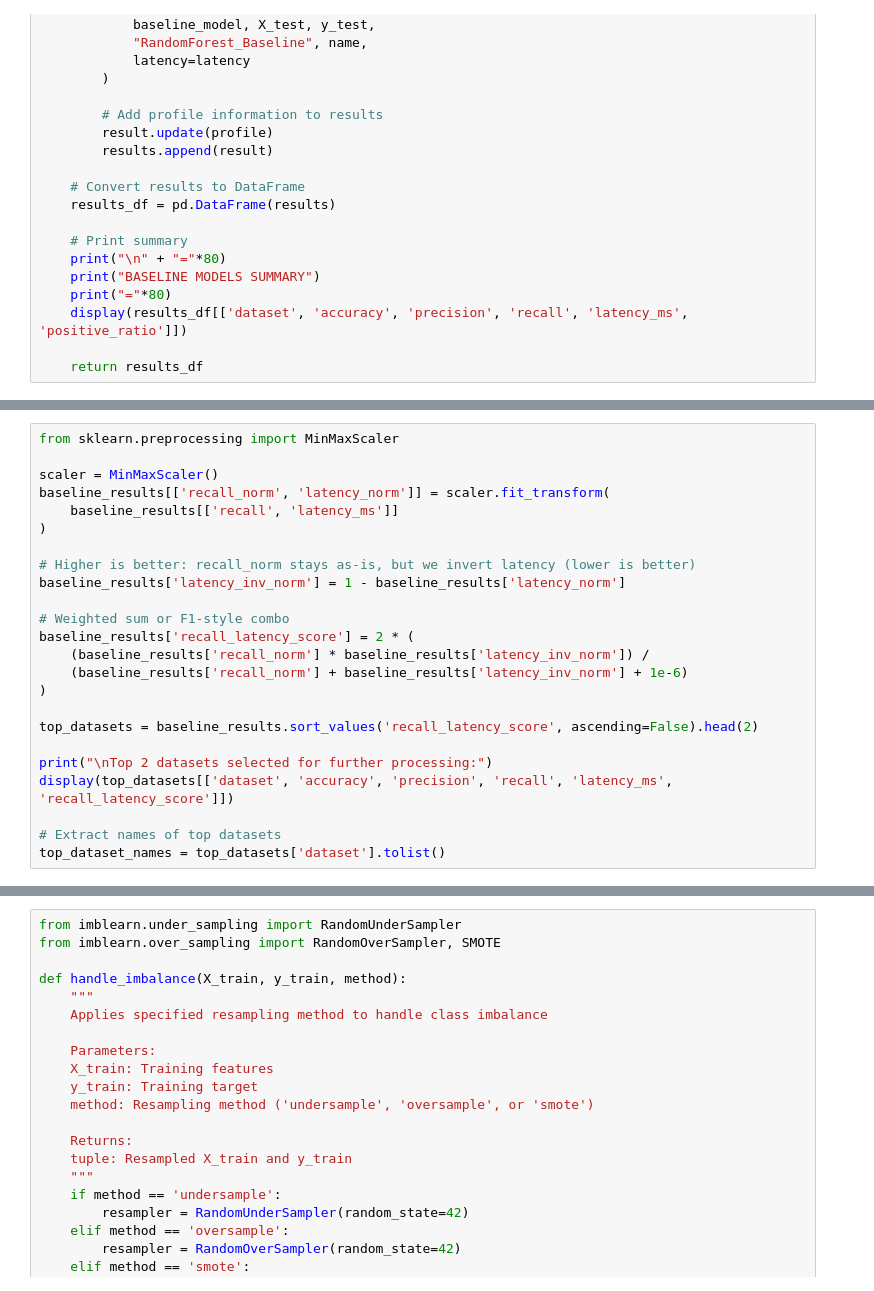
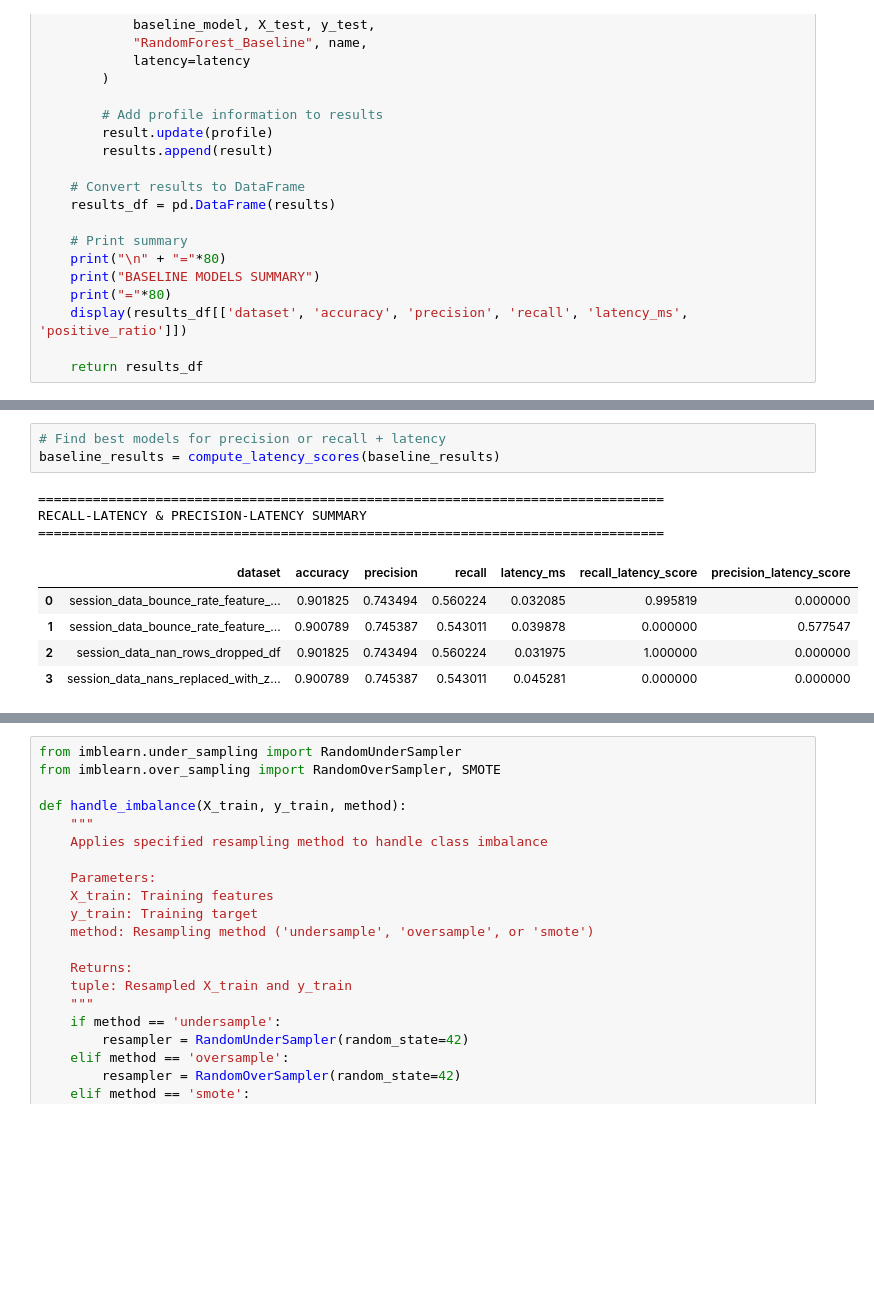
Before and after one commit to sunsunwall/ecommerce_conversion_project_2025, a Jupyter notebook: project_draft.ipynb, the cells around one changed output, grey strips where cells are left out. Cells and saved outputs as stored; diff of their text form; blank space fills up the shorter version.

```diff
--- a/project_draft.ipynb
+++ b/project_draft.ipynb
@@ -2908,24 +2945,0 @@ BASELINE MODELS SUMMARY
-# %%
-from sklearn.preprocessing import MinMaxScaler
-
-scaler = MinMaxScaler()
-baseline_results[['recall_norm', 'latency_norm']] = scaler.fit_transform(
-    baseline_results[['recall', 'latency_ms']]
-)
-
-# Higher is better: recall_norm stays as-is, but we invert latency (lower is better)
-baseline_results['latency_inv_norm'] = 1 - baseline_results['latency_norm']
-
-# Weighted sum or F1-style combo
-baseline_results['recall_latency_score'] = 2 * (
-    (baseline_results['recall_norm'] * baseline_results['latency_inv_norm']) /
-    (baseline_results['recall_norm'] + baseline_results['latency_inv_norm'] + 1e-6)
-)
-
-top_datasets = baseline_results.sort_values('recall_latency_score', ascending=False).head(2)
-
-print("\nTop 2 datasets selected for further processing:")
-display(top_datasets[['dataset', 'accuracy', 'precision', 'recall', 'latency_ms', 'recall_latency_score']])
-
-# Extract names of top datasets
-top_dataset_names = top_datasets['dataset'].tolist()
@@ -2936,0 +2946,12 @@ Top 2 datasets selected for further processing:
+# %%
+# Find best models for precision or recall + latency
+baseline_results = compute_latency_scores(baseline_results)
+# %% [output]
+================================================================================
+RECALL-LATENCY & PRECISION-LATENCY SUMMARY
+================================================================================
+|  | dataset | accuracy | precision | recall | latency_ms | recall_latency_score | precision_latency_score |
+| 0 | session_data_bounce_rate_feature_... | 0.901825 | 0.743494 | 0.560224 | 0.032085 | 0.995819 | 0.000000 |
+| 1 | session_data_bounce_rate_feature_... | 0.900789 | 0.745387 | 0.543011 | 0.039878 | 0.000000 | 0.577547 |
+| 2 | session_data_nan_rows_dropped_df | 0.901825 | 0.743494 | 0.560224 | 0.031975 | 1.000000 | 0.000000 |
+| 3 | session_data_nans_replaced_with_z... | 0.900789 | 0.745387 | 0.543011 | 0.045281 | 0.000000 | 0.000000 |
```
Also changed, not shown: parts of 12 cells of this notebook.
